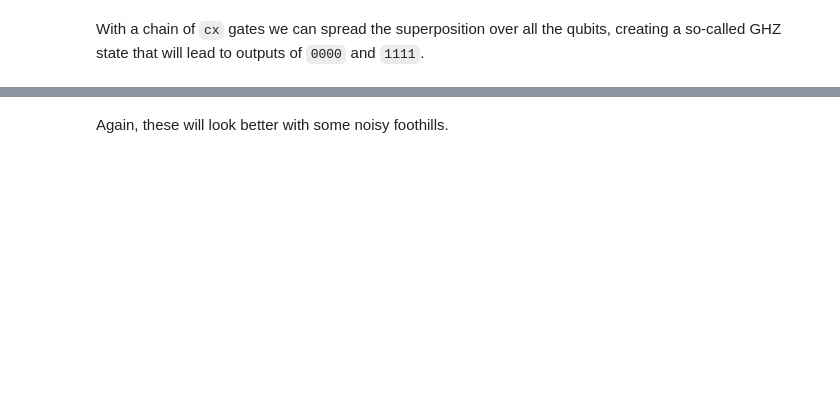
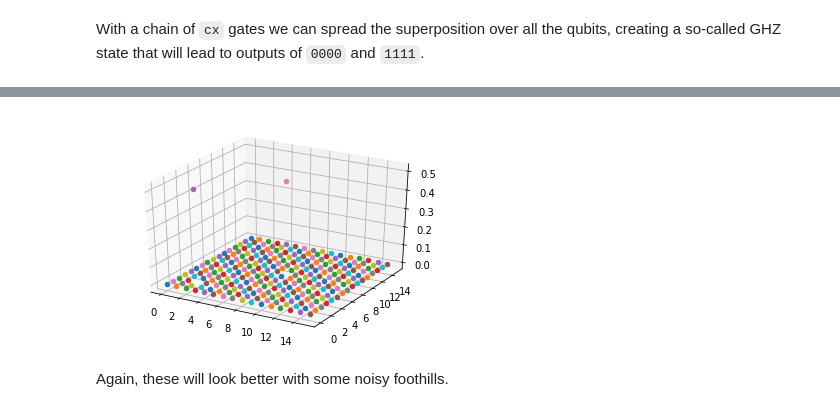
Before and after one commit to quantumjim/qreative, a Jupyter notebook: tutorials/random_mountain.ipynb, the cells around one changed output, grey strips where cells are left out. Saved outputs shown, nothing was run; the diff lists cells and outputs as text; code cells hidden in the pictures; blank space fills up the shorter version.

```diff
--- a/tutorials/random_mountain.ipynb
+++ b/tutorials/random_mountain.ipynb
@@ -102,3 +103,8 @@ plot_mountain(X,Y,Z)
+# %%
+pos,prob = alps.get_mountain()
+plot_mountain(pos,prob)
+# %% [output]
+[figure, added]
 # %% [markdown]
 Again, these will look better with some noisy foothills.
 # %%
```
Also changed, not shown: parts of 20 cells of this notebook, 1 other file.
